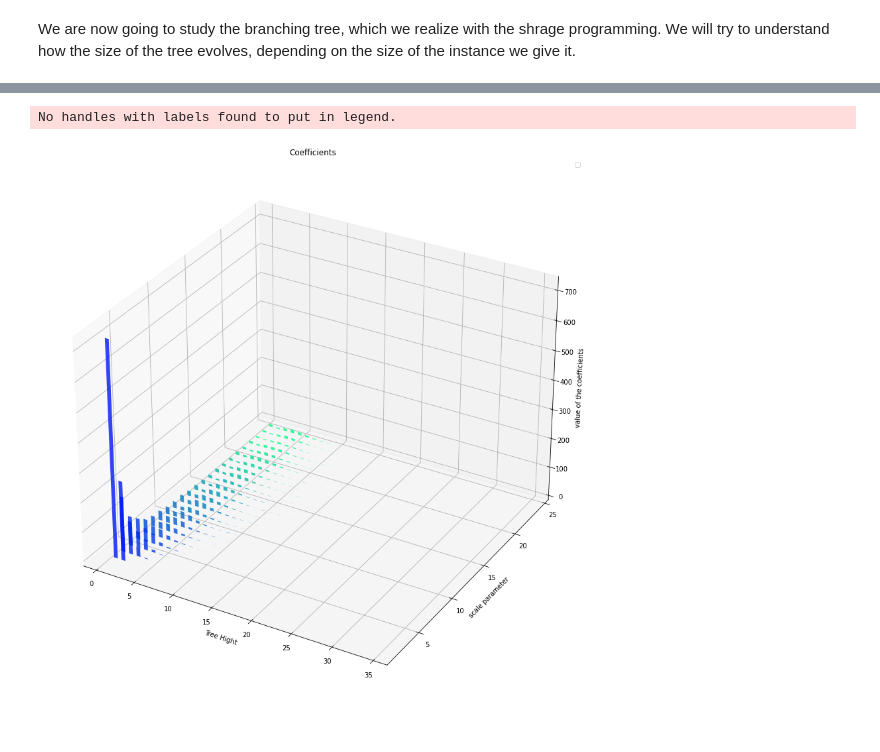
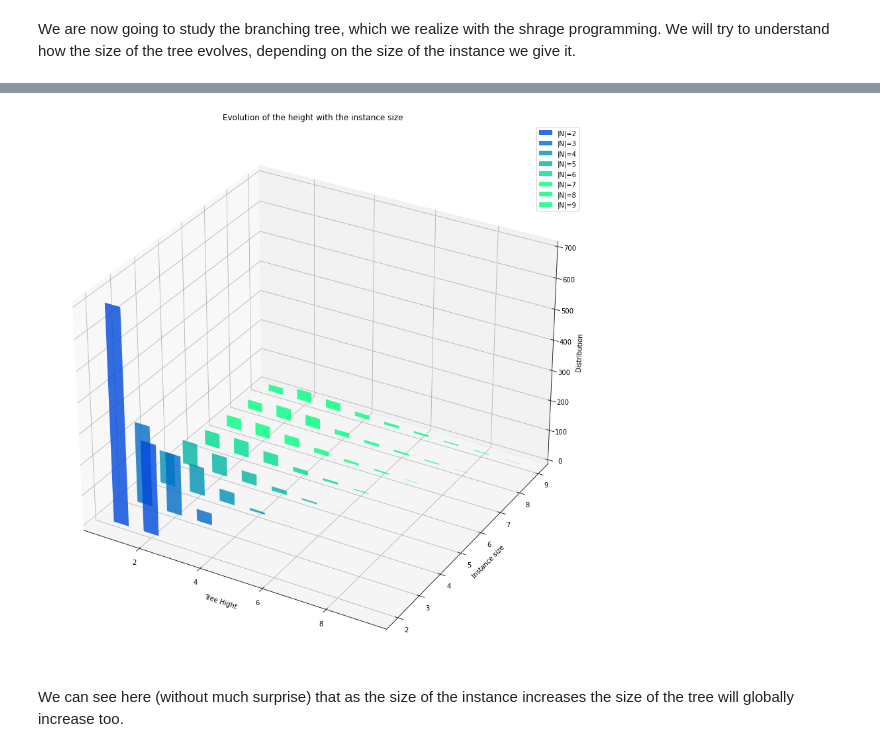
Before and after one commit to lolofo/ro_project_4gm, a Jupyter notebook: project_final/final_project.ipynb, the cells around one changed output, grey strips where cells are left out. Cells and saved outputs as stored; diff of their text form; code cells hidden in the pictures.

```diff
--- a/project_final/final_project.ipynb
+++ b/project_final/final_project.ipynb
@@ -1181,7 +1142,7 @@ def instance_in_circle(num_task,origin , radius) :
         print("impossible")
         return None
 # %%
-N,a,d,q = instance_in_circle(700 , radius = 15 , origin = [100,100,100])
+N,a,d,q = instance_in_circle(1000 , radius = 15 , origin = [100,100,100])
 
 fig = visu_tasks(N,a,d,q)
 # %% [output]
@@ -1798,13 +1763,13 @@ map_runtime_shrage = {}
 
 # np.random.seed(1)
 
-for i in range(2,30):
+for i in range(2,20):
     map_runtime_shrage[i] = []
 
 
-for i in range(2,30):
+for i in range(2,20):
     # --> we'll compute several instance of length i
-    for k in range(100):
+    for k in range(1000):
         K = randint.rvs(1,25,size = 1)[0]
         m = randint.rvs(200,300,size = 1)[0]
 
@@ -1844,7 +1811,7 @@ def get_size(Tree) :
     return max([t._level for t in solution['Tree']])
 # %%
 dist_hight = {}
-n_range = list(range(2,25)) # --> start with this range (first obsrvations)
+n_range = list(range(2,10)) # --> start with this range (first obsrvations)
 num = 1000
 
 
@@ -1888,39 +1837,41 @@ p = np.linspace(0,len(dist_hight)-1 , len(dist_hight)-1)
 
 k = 1
 
-visu = list(range(2,25))
+visu = list(range(2,10))
 
 for n in dist_hight :
 
     if n in visu:
         z = n
         c = cm.winter(n/len(p))
 
         hist , bins = np.histogram(dist_hight[n] , density = True , bins = len(dist_hight[n]))
 
         xs =  (bins[:-1] + bins[1:])/2
 
         cs = [c]*len(xs)
 
         ax.bar(xs,
                 hist,
                 zs=z,
                 zdir='y',
                 color=cs,
                 alpha = 0.8,
-                width = 0.5)
+                width = 0.5,
+                label = "|N|="+str(n))
 
         k = k+1
 
 
 
 
 ax.set_xlabel('Tree Hight')
-ax.set_ylabel('scale parameter')
-ax.set_zlabel('value of the coefficients')
-ax.set_title('Coefficients')
+ax.set_ylabel('Instance size')
+ax.set_zlabel('Distribution')
+ax.set_title('Evolution of the height with the instance size')
 ax.legend()
 plt.show()
 # %% [output]
-No handles with labels found to put in legend.
-[figure, old version]
+[figure, new version]
+# %% [markdown]
+We can see here (without much surprise) that as the size of the instance increases the size of the tree will globally increase too.
```
Also changed, not shown: parts of 24 cells of this notebook.
